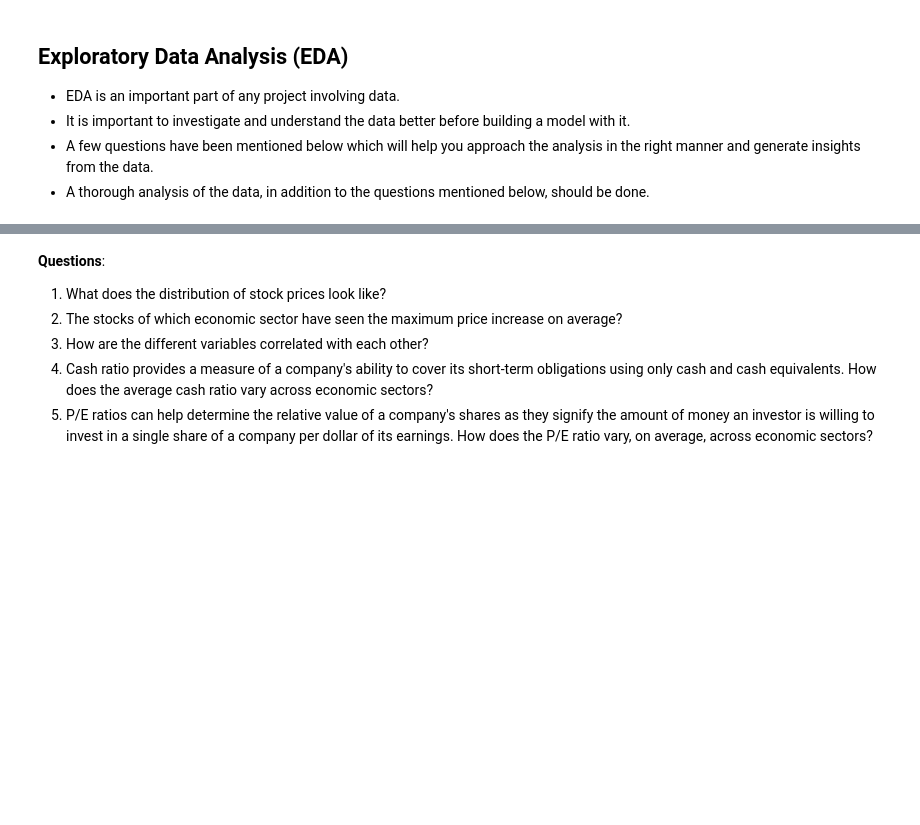
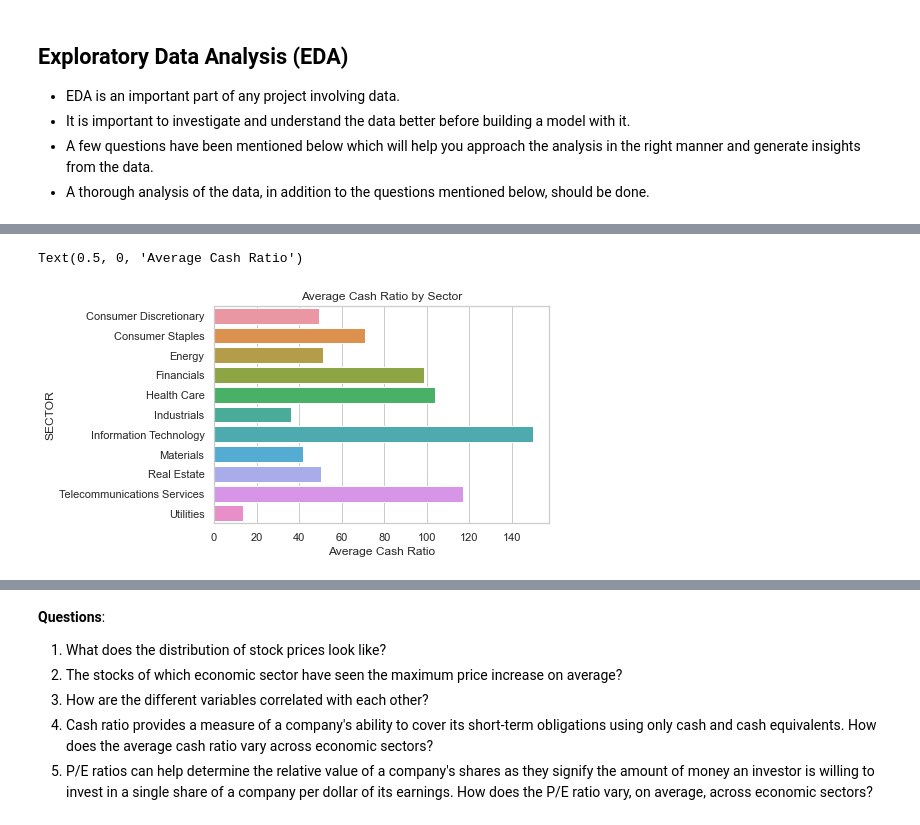
Before and after one commit to TonyTrejo/tradeWnd, a Jupyter notebook: TT_FULL_CODE.ipynb, the cells around one changed output, grey strips where cells are left out. Saved outputs shown, nothing was run; the diff lists cells and outputs as text; code cells hidden in the pictures; blank space fills up the shorter version.

```diff
--- a/TT_FULL_CODE.ipynb
+++ b/TT_FULL_CODE.ipynb
@@ -47,0 +201,16 @@ Trade&Ahead is a financial consultancy firm who provide their customers with per
+# %%
+#4 How does the average cash ratio vary across economic sectors?
+# get the total amount of price change per sector and place into new DF grouped by sectors.
+stk_ratio = stk_data.groupby("GICS Sector").sum("Cash Ratio")
+
+# adding a new column to hold the counts of each sector
+stk_ratio["counts"] = stk_data.value_counts("GICS Sector")
+
+# divide the price change by counts to get the average price change for each sector.
+stk_ratio["AVG_CASH"] = stk_ratio["Cash Ratio"] / stk_group["counts"]
+
+# place the two Columns I want in new DataFrame
+ratio_df = pd.DataFrame(
+    {"SECTOR": list(stk_ratio.index), "CASH": list(stk_ratio["AVG_CASH"])}
+)
+ratio_df
@@ -47,0 +231,9 @@ Trade&Ahead is a financial consultancy firm who provide their customers with per
+# %%
+# Build a data visualization
+sns.set_theme(style="whitegrid")
+sns.barplot(y="SECTOR", x="CASH", data=ratio_df)
+plt.title("Average Cash Ratio by Sector")
+plt.xlabel("Average Cash Ratio")
+# %% [output]
+Text(0.5, 0, 'Average Cash Ratio')
+[figure, added]
```
Also changed, not shown: parts of 15 cells of this notebook.
